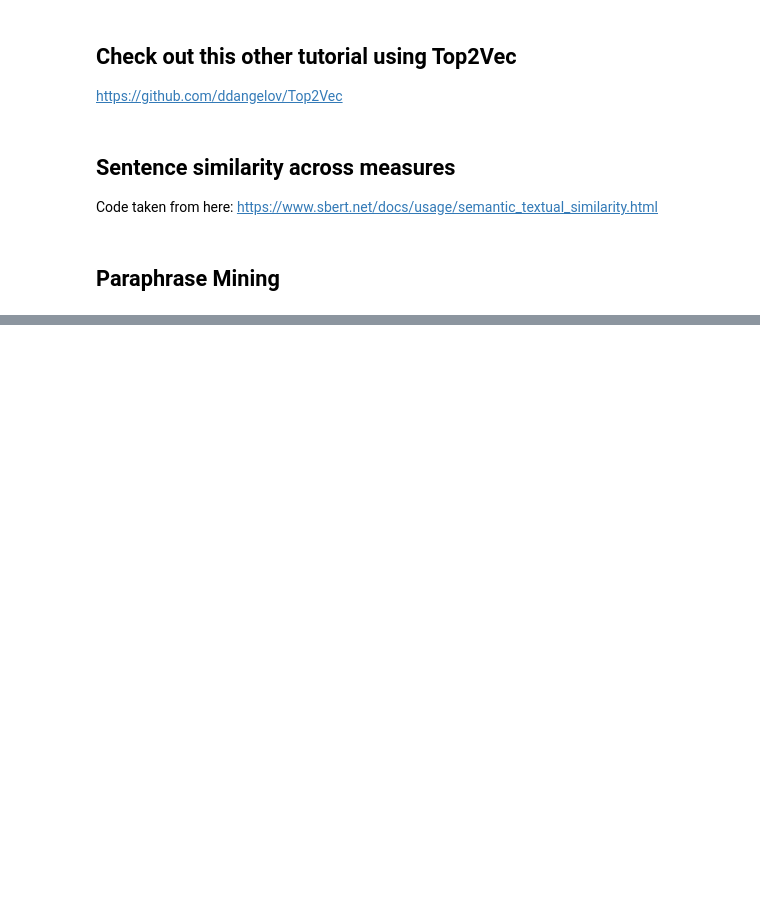
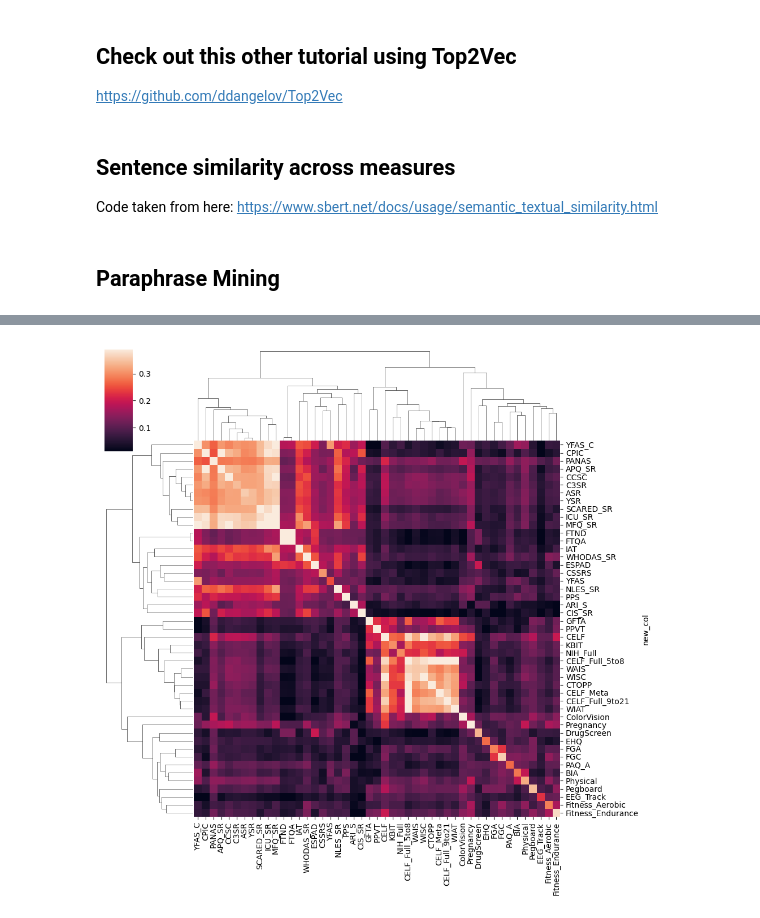
Before and after one commit to burdinskid13/healthy_brain_network, a Jupyter notebook: notebooks/topic_modeling_HBN.ipynb, the cells around one changed output, grey strips where cells are left out. Drawn from its saved outputs; the diff is of its cells as text; code cells hidden in the pictures; blank space fills up the shorter version.

```diff
--- a/notebooks/topic_modeling_HBN.ipynb
+++ b/notebooks/topic_modeling_HBN.ipynb
@@ -155,6 +199,7 @@ topic_data = pd.concat([df_dict, docs_topic], axis=1)
 
 df_all = visualize_clusters_interactive(embeddings=embeddings,
                                         topic_data=topic_data,
+                                        hover_data=['measures', 'questions', 'domains', 'Topic'], # 'Topic', 'datadic',
                                         cluster=cluster,
                                         n_neighbors=20,
                                         min_dist=0.8,
@@ -394,0 +552,26 @@ fname = 'sentence-similarity_HBN_mean_scores-all-MiniLM-L6-v2.csv'
+# %%
+# get tensor
+
+tensor_subset = get_tensor_subset(df, df_dict, measures, domains, assessment='Child Measures', labels='measures')
+# %%
+g = sns.clustermap(tensor_subset,
+               #standard_scale=1,
+               metric="euclidean",
+               robust=True,
+               row_cluster=True,
+               #method="ward",
+               #center=1,
+               yticklabels=True,
+               xticklabels=True,
+               #linewidths=0.004
+              );
+
+
+g.ax_heatmap.yaxis.set_ticks_position("right")
+
+plt.setp(g.ax_heatmap.xaxis.get_majorticklabels(), fontsize=10)
+plt.setp(g.ax_heatmap.yaxis.get_majorticklabels(), fontsize=10)
+plt.savefig(os.path.join(save_dir, 'Child_Measures_heatmap-measures.png'))
+plt.show()
+# %% [output]
+[figure, added]
```
Also changed, not shown: parts of 24 cells of this notebook, 6 other files.
